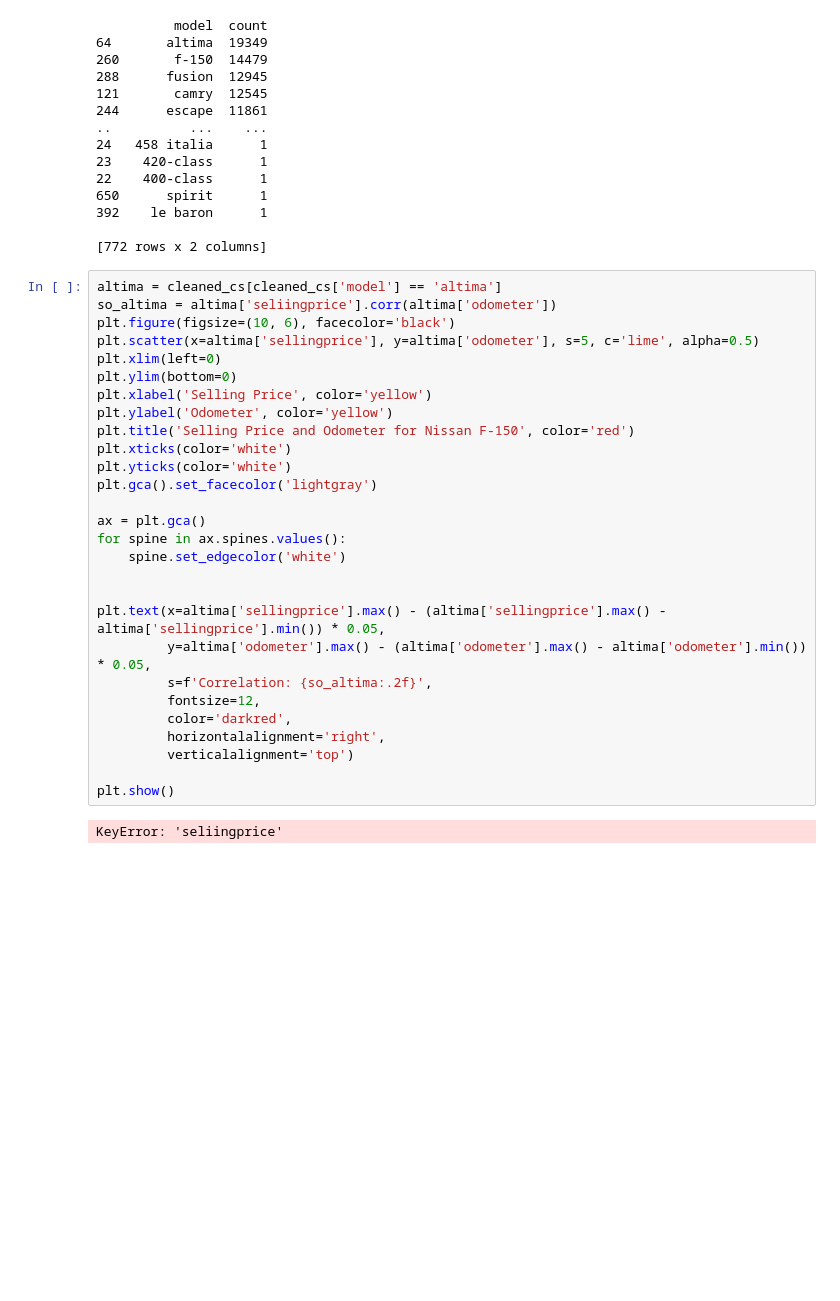
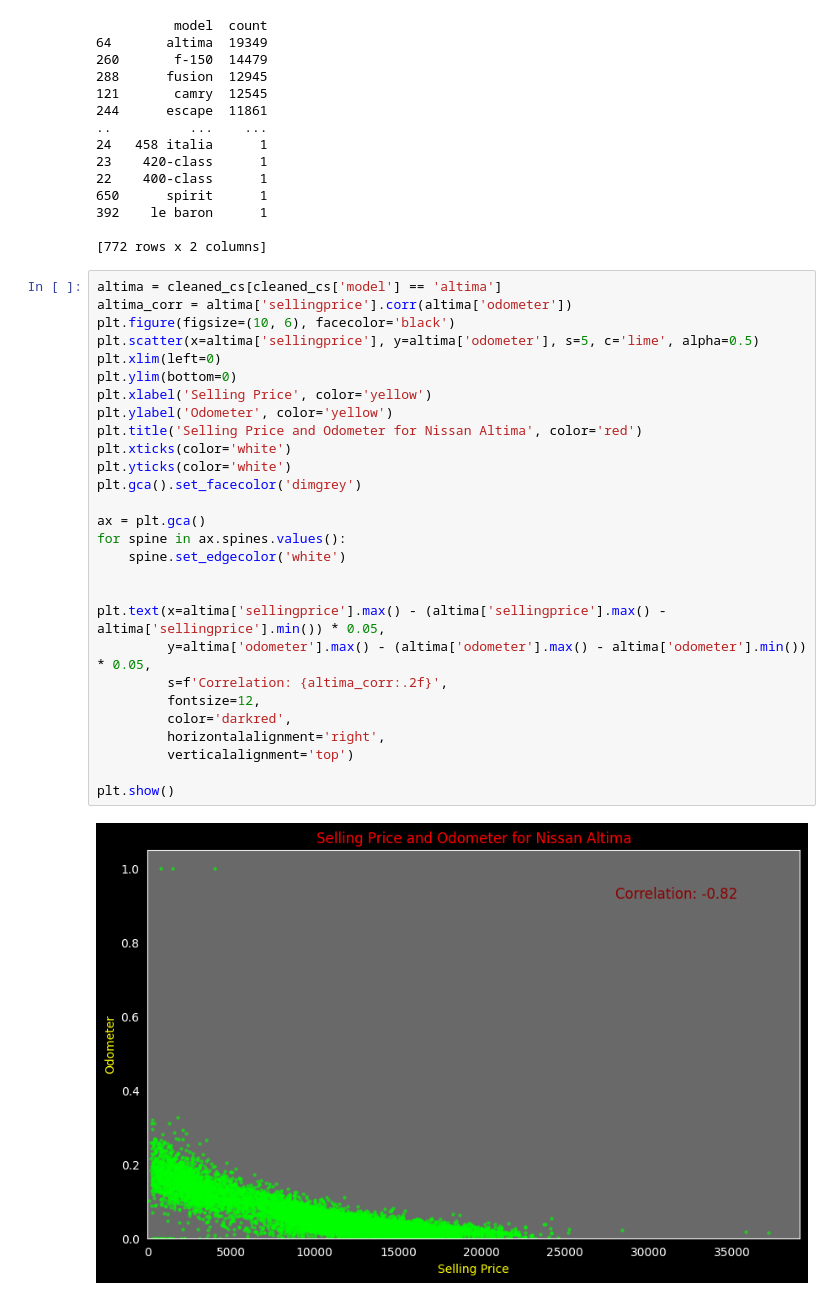
Before and after one commit to Kittisak-M/Best-Strategy-to-Buy-Car-for-Value-Concious-Customer, a Jupyter notebook: car-sales-exploratory-data-analysis.ipynb, the cells around one changed output. Cells and saved outputs as stored; diff of their text form; blank space fills up the shorter version.

```diff
--- a/car-sales-exploratory-data-analysis.ipynb
+++ b/car-sales-exploratory-data-analysis.ipynb
@@ -1142,31 +1129,31 @@ print(model)
 [772 rows x 2 columns]
 # %%
 altima = cleaned_cs[cleaned_cs['model'] == 'altima']
-so_altima = altima['seliingprice'].corr(altima['odometer'])
+altima_corr = altima['sellingprice'].corr(altima['odometer'])
 plt.figure(figsize=(10, 6), facecolor='black')
 plt.scatter(x=altima['sellingprice'], y=altima['odometer'], s=5, c='lime', alpha=0.5)
 plt.xlim(left=0)
 plt.ylim(bottom=0)
 plt.xlabel('Selling Price', color='yellow')
 plt.ylabel('Odometer', color='yellow')
-plt.title('Selling Price and Odometer for Nissan F-150', color='red')
+plt.title('Selling Price and Odometer for Nissan Altima', color='red')
 plt.xticks(color='white')
 plt.yticks(color='white')
-plt.gca().set_facecolor('lightgray')
+plt.gca().set_facecolor('dimgrey')
 
 ax = plt.gca()
 for spine in ax.spines.values():
     spine.set_edgecolor('white')
 
 
 plt.text(x=altima['sellingprice'].max() - (altima['sellingprice'].max() - altima['sellingprice'].min()) * 0.05,
          y=altima['odometer'].max() - (altima['odometer'].max() - altima['odometer'].min()) * 0.05,
-         s=f'Correlation: {so_altima:.2f}',
+         s=f'Correlation: {altima_corr:.2f}',
          fontsize=12,
          color='darkred',
          horizontalalignment='right',
          verticalalignment='top')
 
 plt.show()
 # %% [output]
-KeyError: 'seliingprice'
+[figure, added]
```
Also changed, not shown: parts of 16 cells of this notebook.
